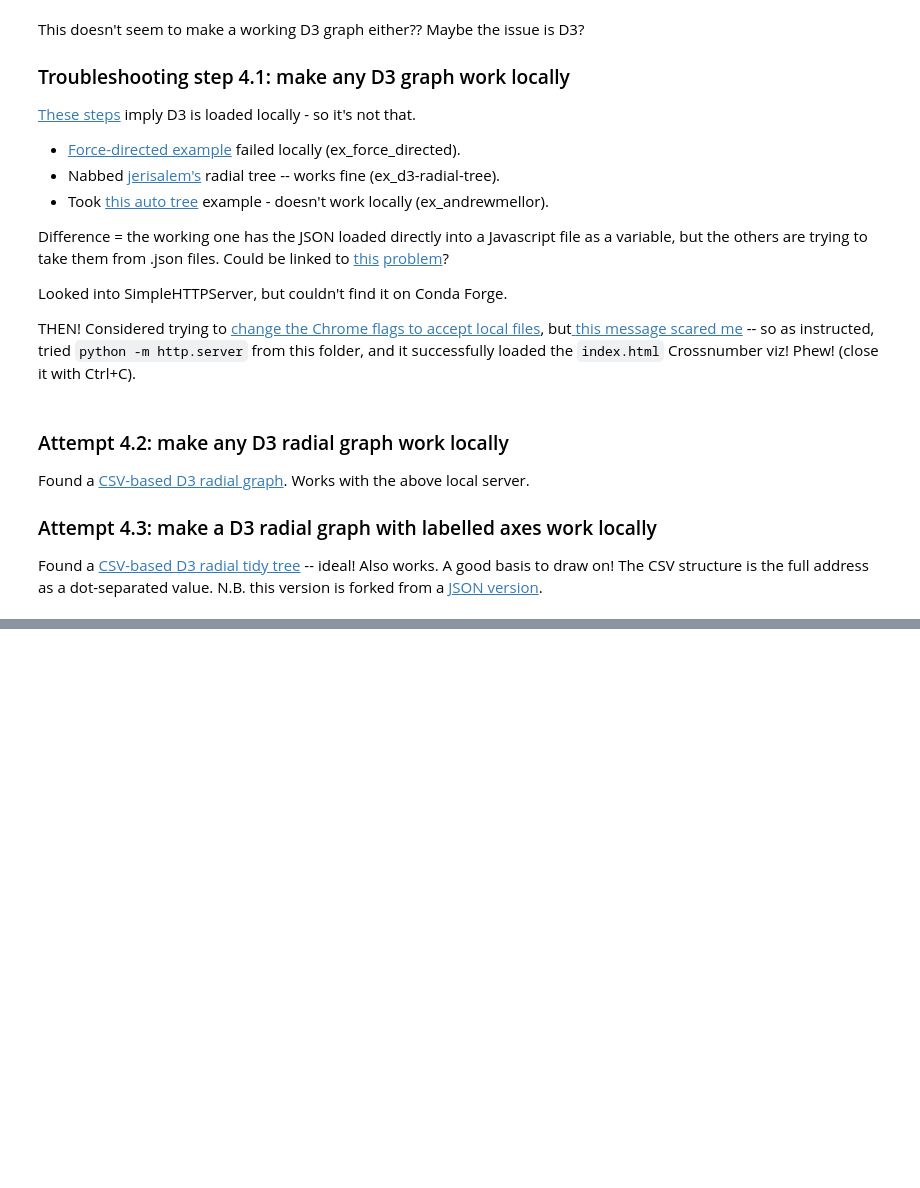
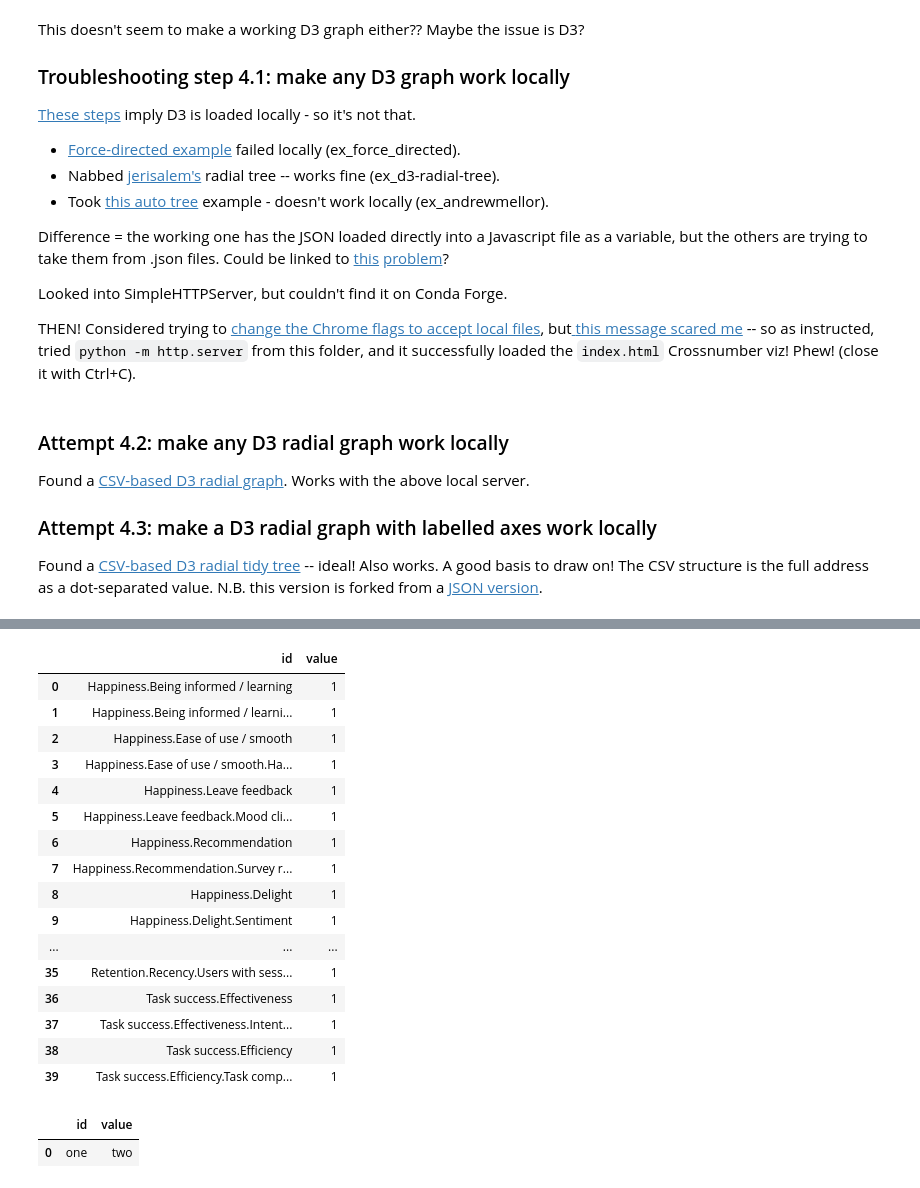
Before and after one commit to SWannell/engagement-kpi-mapping, a Jupyter notebook: TreeViz.ipynb, the cells around one changed output, grey strips where cells are left out. Cells and saved outputs as stored; diff of their text form; code cells hidden in the pictures; blank space fills up the shorter version.

Commit message:
Data to tidy format

```diff
--- a/TreeViz.ipynb
+++ b/TreeViz.ipynb
@@ -302,0 +306,5 @@ Found a [CSV-based D3 radial tidy tree](https://blockbuilder.org/FrissAnalytics/
+# %%
+eng = pd.read_csv('RawData\\KPI workshop write-up_Engagement - Sheet1.csv')
+eng.columns = ['objective', 'driver', 'metric', 'slice', 'colour']
+eng.drop('colour', axis=1, inplace=True)
+eng.sample(5)
@@ -302,0 +318,45 @@ Found a [CSV-based D3 radial tidy tree](https://blockbuilder.org/FrissAnalytics/
+# %%
+eng_tidy = pd.DataFrame(columns=['id', 'value'])
+counter = 0
+pairs = set([])
+for i in eng.index:
+    obj_dri_met = (eng.loc[i, 'objective'], eng.loc[i, 'driver'], eng.loc[i, 'metric'])
+    obj_dri = obj_dri_met[:2]
+    if obj_dri in pairs:
+        continue
+    else:
+        pairs.add(obj_dri)
+        eng_tidy.loc[counter] = ['{}.{}'.format(obj_dri[0], obj_dri[1]), 1]
+        counter += 1
+    if obj_dri_met in pairs:
+        continue
+    else:
+        pairs.add(obj_dri_met)
+        eng_tidy.loc[counter] = ['{}.{}.{}'.format(obj_dri_met[0], obj_dri_met[1], obj_dri_met[2]), 1]
+        counter += 1
+eng_tidy
+# %% [output]
+|  | id | value |
+| 0 | Happiness.Being informed / learning | 1 |
+| 1 | Happiness.Being informed / learni... | 1 |
+| 2 | Happiness.Ease of use / smooth | 1 |
+| 3 | Happiness.Ease of use / smooth.Ha... | 1 |
+| 4 | Happiness.Leave feedback | 1 |
+| 5 | Happiness.Leave feedback.Mood cli... | 1 |
+| 6 | Happiness.Recommendation | 1 |
+| 7 | Happiness.Recommendation.Survey r... | 1 |
+| 8 | Happiness.Delight | 1 |
+| 9 | Happiness.Delight.Sentiment | 1 |
+| ... | ... | ... |
+| 35 | Retention.Recency.Users with sess... | 1 |
+| 36 | Task success.Effectiveness | 1 |
+| 37 | Task success.Effectiveness.Intent... | 1 |
+| 38 | Task success.Efficiency | 1 |
+| 39 | Task success.Efficiency.Task comp... | 1 |
+# %%
+eng_tidy = pd.DataFrame(columns=['id', 'value'])
+eng_tidy.loc[0] = ['one', 'two']
+eng_tidy
+# %% [output]
+|  | id | value |
+| 0 | one | two |
```
Also changed, not shown: parts of 3 cells of this notebook, 3 other files.
